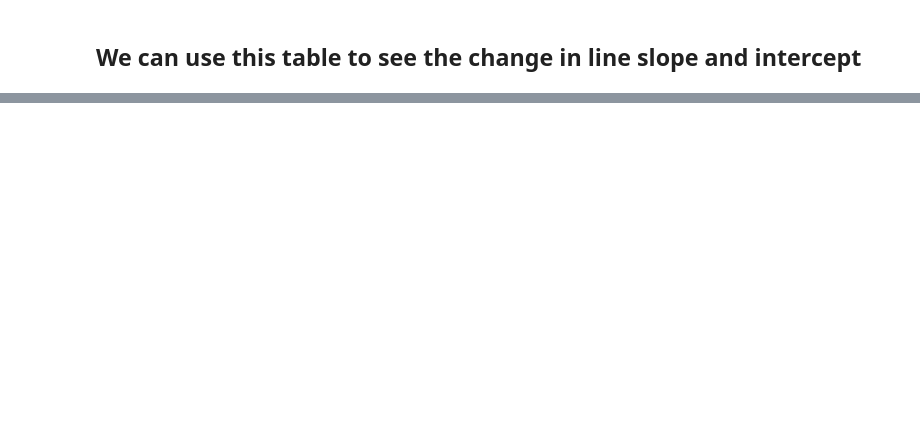
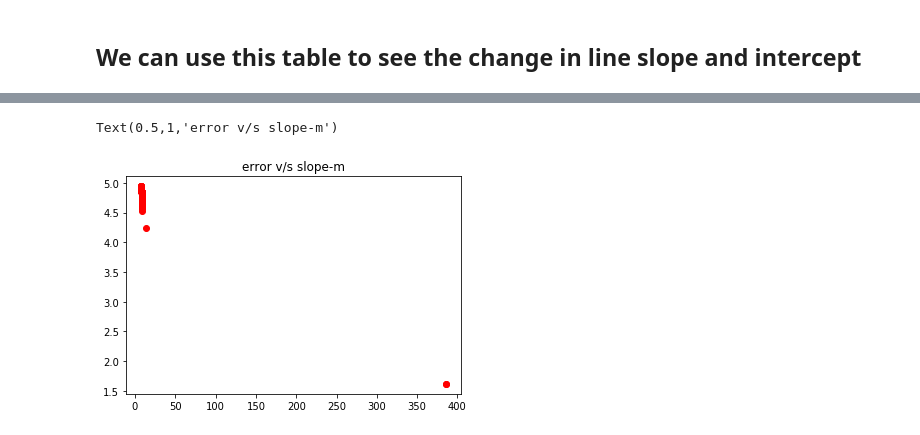
Before and after one commit to ravichandr88/machineLearning, a Jupyter notebook: Linear Regression/RawCodeLinearRegression.ipynb, the cells around one changed output, grey strips where cells are left out. Cells and saved outputs as stored; diff of their text form; code cells hidden in the pictures; blank space fills up the shorter version.

```diff
--- a/Linear Regression/RawCodeLinearRegression.ipynb
+++ b/Linear Regression/RawCodeLinearRegression.ipynb
@@ -255,0 +262,6 @@ plt.plot(x,y,'ro')
+# %%
+plt.plot(df.error,df.slope,'ro')
+plt.title("error v/s slope-m")
+# %% [output]
+Text(0.5,1,'error v/s slope-m')
+[figure, added]
```
Also changed, not shown: parts of 14 cells of this notebook, 1 other file.
